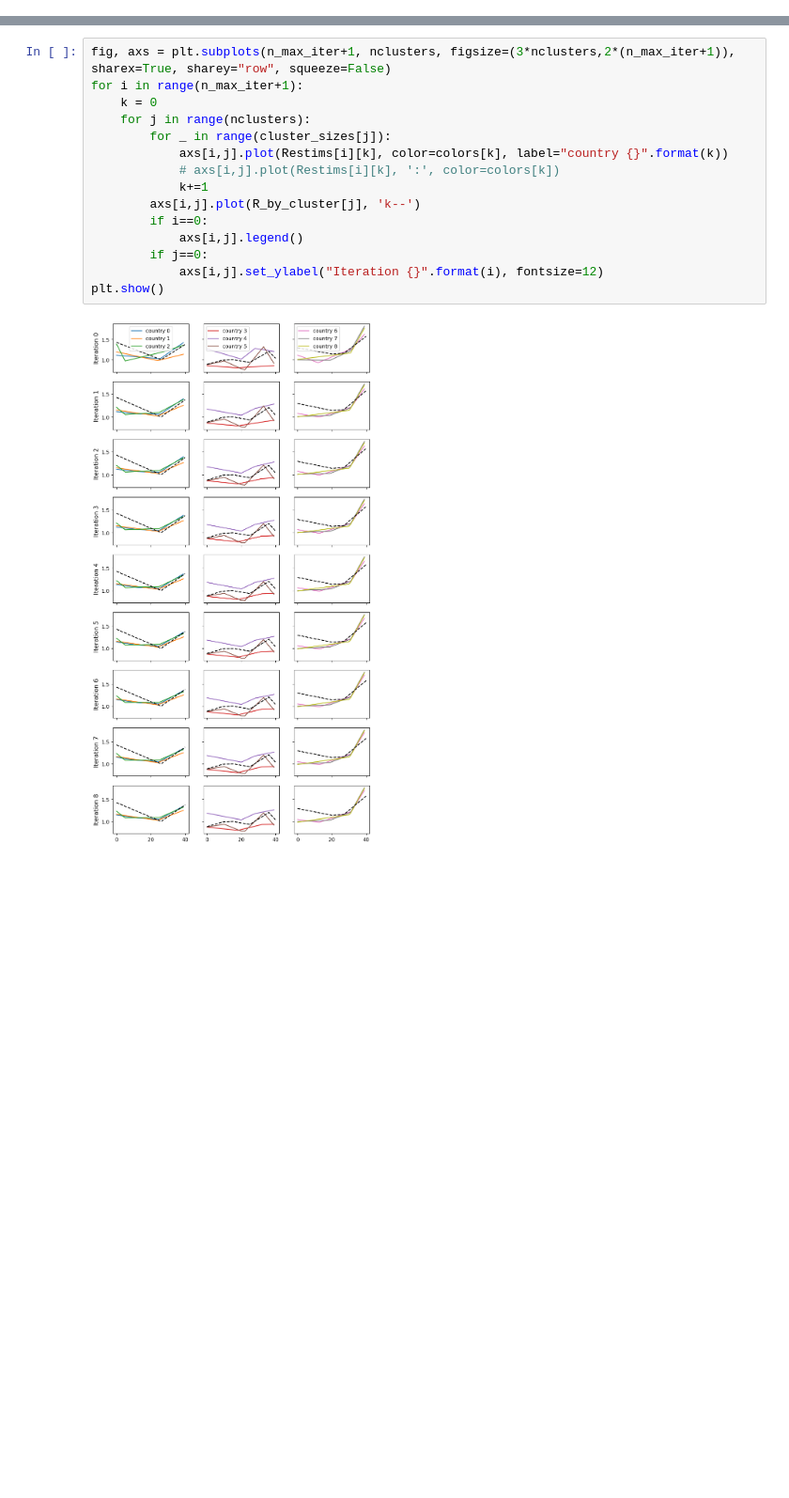
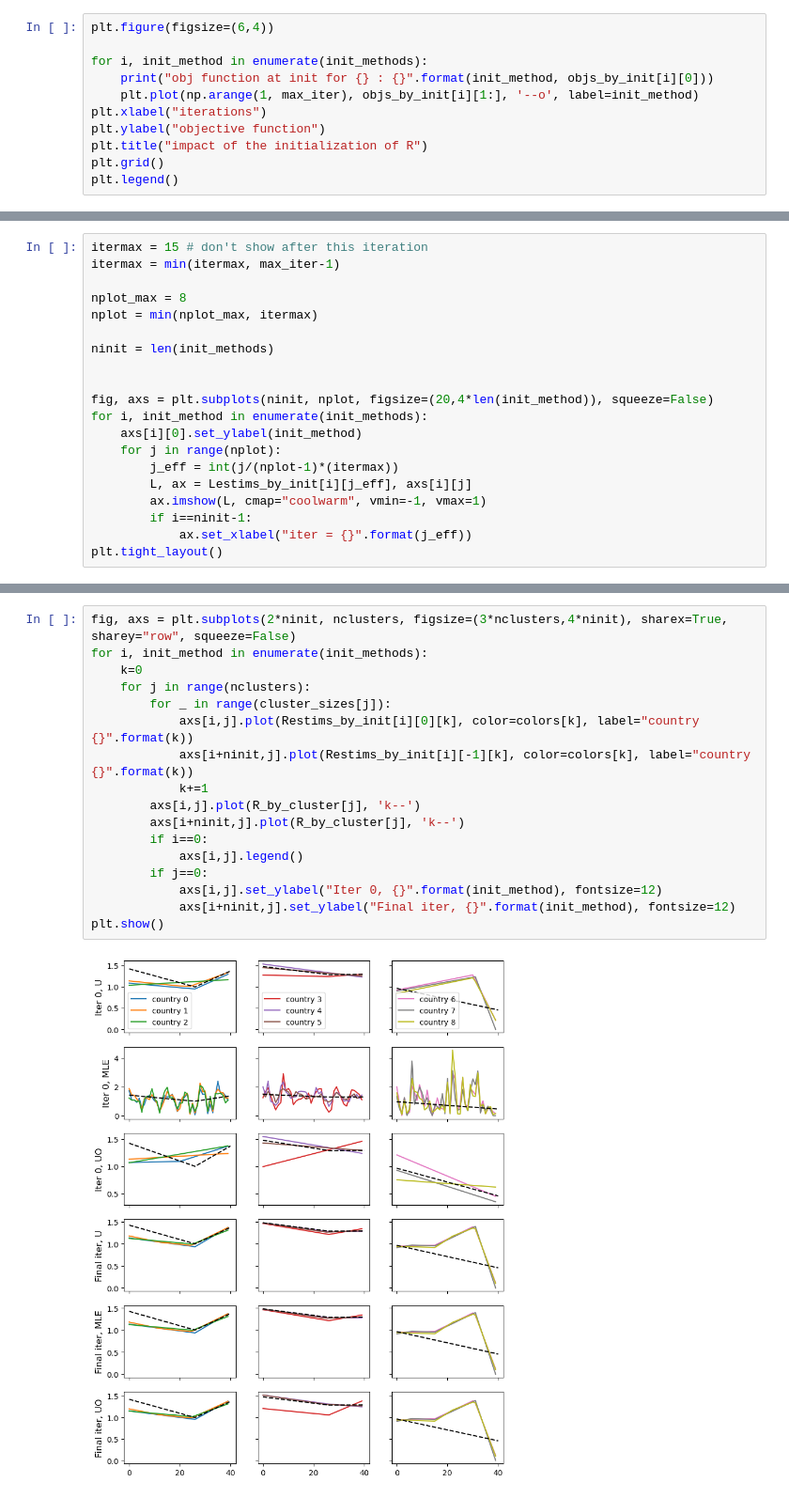
Before and after one commit to elasalle/Covid_R_L_estim, a Jupyter notebook: sanity_check_LL_synthData.ipynb, the cells around one changed output, grey strips where cells are left out. Shown: that part at 94% size. Drawn from its saved outputs; the diff is of its cells as text; blank space fills up the shorter version.

```diff
--- a/sanity_check_LL_synthData.ipynb
+++ b/sanity_check_LL_synthData.ipynb
@@ -130,0 +263,11 @@ for L, ax in zip(Lestims, axs[0]):
+# %%
+plt.figure(figsize=(6,4))
+
+for i, init_method in enumerate(init_methods):
+    print("obj function at init for {} : {}".format(init_method, objs_by_init[i][0]))
+    plt.plot(np.arange(1, max_iter), objs_by_init[i][1:], '--o', label=init_method)
+plt.xlabel("iterations")
+plt.ylabel("objective function")
+plt.title("impact of the initialization of R")
+plt.grid()
+plt.legend()
@@ -130,0 +280,20 @@ for L, ax in zip(Lestims, axs[0]):
+# %%
+itermax = 15 # don't show after this iteration
+itermax = min(itermax, max_iter-1)
+
+nplot_max = 8
+nplot = min(nplot_max, itermax)
+
+ninit = len(init_methods)
+
+
+fig, axs = plt.subplots(ninit, nplot, figsize=(20,4*len(init_method)), squeeze=False)
+for i, init_method in enumerate(init_methods):
+    axs[i][0].set_ylabel(init_method)
+    for j in range(nplot):
+        j_eff = int(j/(nplot-1)*(itermax))
+        L, ax = Lestims_by_init[i][j_eff], axs[i][j]
+        ax.imshow(L, cmap="coolwarm", vmin=-1, vmax=1)
+        if i==ninit-1:
+            ax.set_xlabel("iter = {}".format(j_eff))
+plt.tight_layout()
@@ -131,17 +302,19 @@ for L, ax in zip(Lestims, axs[0]):
 # %%
-fig, axs = plt.subplots(n_max_iter+1, nclusters, figsize=(3*nclusters,2*(n_max_iter+1)), sharex=True, sharey="row", squeeze=False)
-for i in range(n_max_iter+1):
-    k = 0
+fig, axs = plt.subplots(2*ninit, nclusters, figsize=(3*nclusters,4*ninit), sharex=True, sharey="row", squeeze=False)
+for i, init_method in enumerate(init_methods):
+    k=0
     for j in range(nclusters):
         for _ in range(cluster_sizes[j]):
-            axs[i,j].plot(Restims[i][k], color=colors[k], label="country {}".format(k))
-            # axs[i,j].plot(Restims[i][k], ':', color=colors[k])
+            axs[i,j].plot(Restims_by_init[i][0][k], color=colors[k], label="country {}".format(k))
+            axs[i+ninit,j].plot(Restims_by_init[i][-1][k], color=colors[k], label="country {}".format(k))
             k+=1
         axs[i,j].plot(R_by_cluster[j], 'k--')
+        axs[i+ninit,j].plot(R_by_cluster[j], 'k--')
         if i==0:
             axs[i,j].legend()
         if j==0:
-            axs[i,j].set_ylabel("Iteration {}".format(i), fontsize=12)
+            axs[i,j].set_ylabel("Iter 0, {}".format(init_method), fontsize=12)
+            axs[i+ninit,j].set_ylabel("Final iter, {}".format(init_method), fontsize=12)
 plt.show()
 # %% [output]
-[figure, old version]
+[figure, new version]
```
Also changed, not shown: parts of 15 cells of this notebook.
